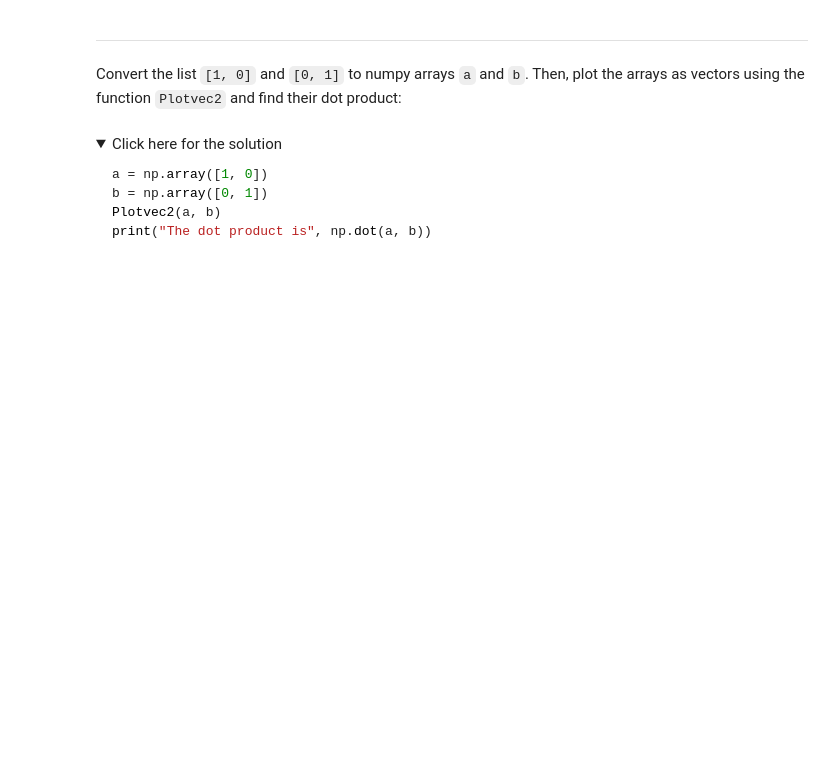
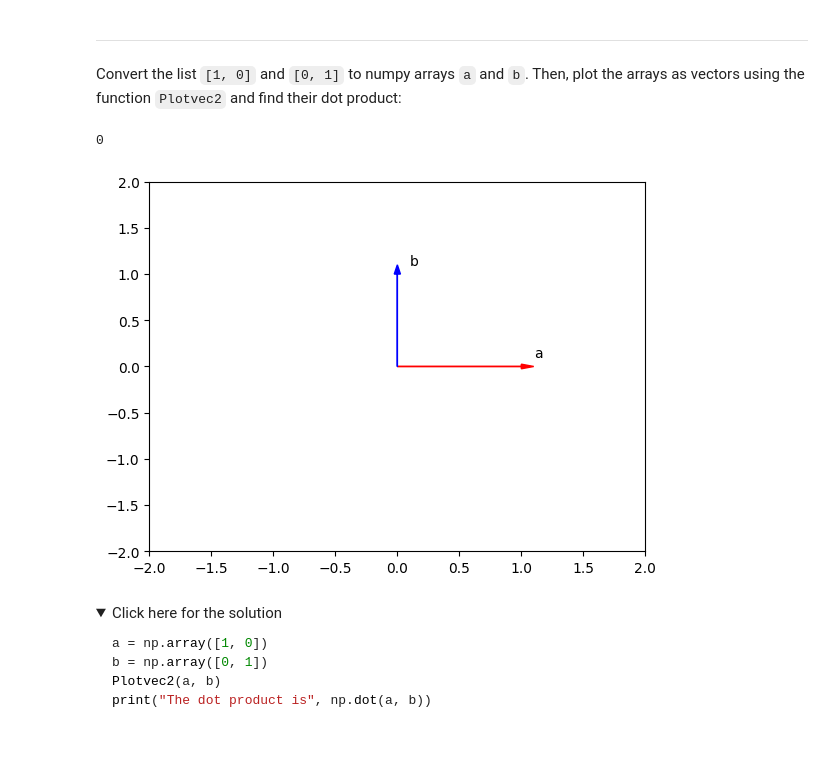
Before and after one commit to gmalagonv/IBM_cert, a Jupyter notebook: Python_for_Data_Science/4_reading_open_files/PY0101EN-5-1-Numpy1D.ipynb, the cells around one changed output. Saved outputs shown, nothing was run; the diff lists cells and outputs as text; code cells hidden in the pictures; folded sections open; blank space fills up the shorter version.

```diff
--- a/Python_for_Data_Science/4_reading_open_files/PY0101EN-5-1-Numpy1D.ipynb
+++ b/Python_for_Data_Science/4_reading_open_files/PY0101EN-5-1-Numpy1D.ipynb
@@ -902,6 +992,13 @@ print("The dot product is", np.dot(a,b))
 Convert the list <code>\[1, 0]</code> and <code>\[0, 1]</code> to numpy arrays <code>a</code> and <code>b</code>. Then, plot the arrays as vectors using the function <code>Plotvec2</code> and find their dot product:
 # %%
 # Write your code below and press Shift+Enter to execute
+a = np.array([1,0])
+b = np.array([0,1])
+print(a @ b)
+Plotvec2(a,b)
+# %% [output]
+0
+[figure, added]
 # %% [markdown]
 <details><summary>Click here for the solution</summary>
 
```
Also changed, not shown: parts of 37 cells of this notebook, 1 other file.
